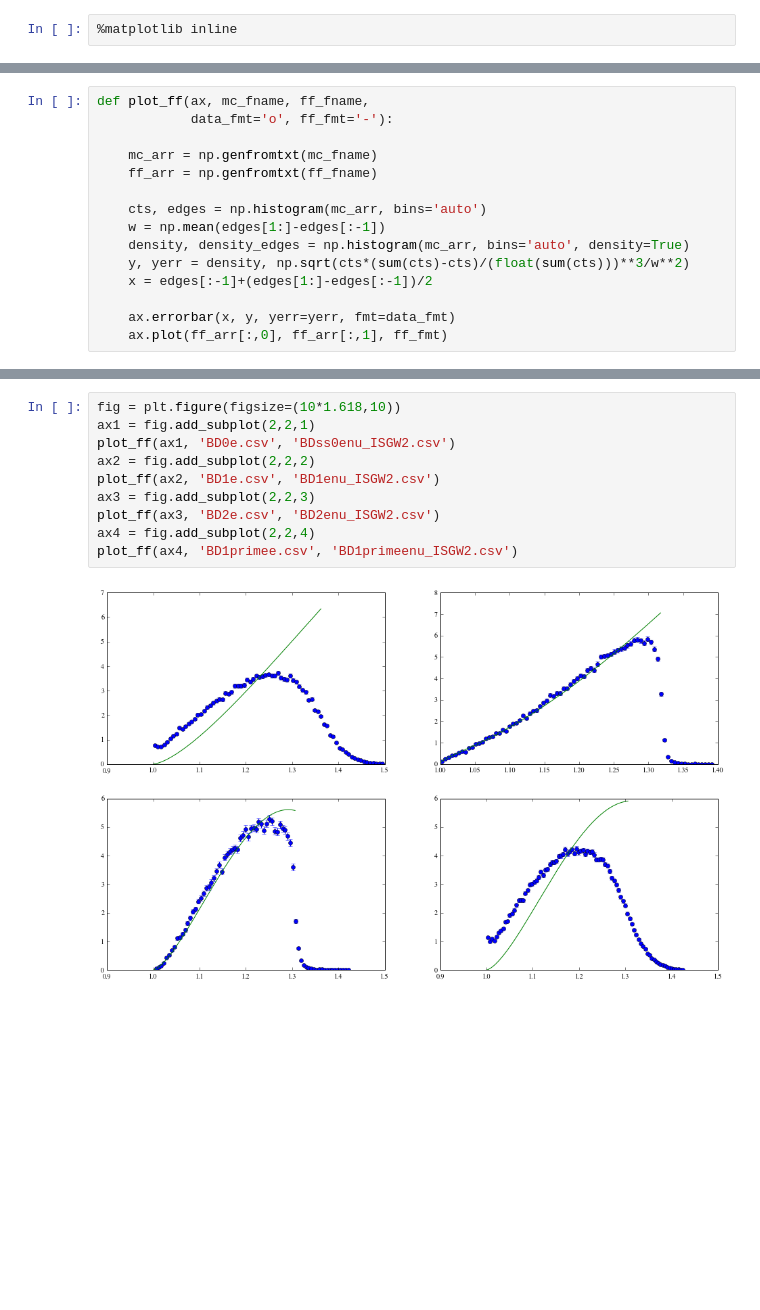
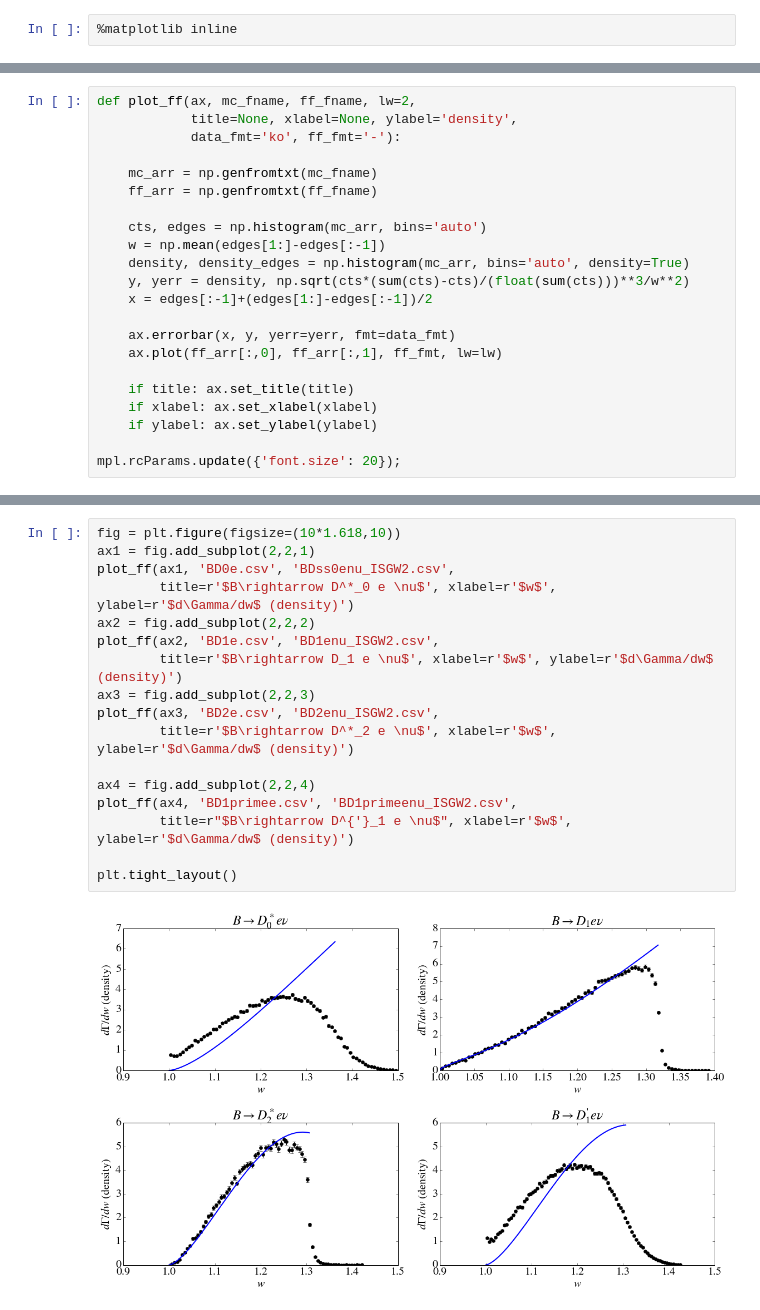
Before and after one commit to jkim-/bdtaunu_reweighting, a Jupyter notebook: ff_reweight/plots/ff_models.ipynb, the cells around one changed output, grey strips where cells are left out. Cells and saved outputs as stored; diff of their text form; blank space fills up the shorter version.

Commit message:
Updated form factor plots.

```diff
--- a/ff_reweight/plots/ff_models.ipynb
+++ b/ff_reweight/plots/ff_models.ipynb
@@ -6,6 +7,7 @@ import matplotlib.pyplot as plt
 # %%
-def plot_ff(ax, mc_fname, ff_fname,
-            data_fmt='o', ff_fmt='-'):
+def plot_ff(ax, mc_fname, ff_fname, lw=2,
+            title=None, xlabel=None, ylabel='density',
+            data_fmt='ko', ff_fmt='-'):
 
     mc_arr = np.genfromtxt(mc_fname)
     ff_arr = np.genfromtxt(ff_fname)
@@ -17,7 +19,13 @@ def plot_ff(ax, mc_fname, ff_fname,
     x = edges[:-1]+(edges[1:]-edges[:-1])/2
 
     ax.errorbar(x, y, yerr=yerr, fmt=data_fmt)
-    ax.plot(ff_arr[:,0], ff_arr[:,1], ff_fmt)
+    ax.plot(ff_arr[:,0], ff_arr[:,1], ff_fmt, lw=lw)
+
+    if title: ax.set_title(title)
+    if xlabel: ax.set_xlabel(xlabel)
+    if ylabel: ax.set_ylabel(ylabel)
+
+mpl.rcParams.update({'font.size': 20});
 # %%
 fig = plt.figure(figsize=(10*1.618,10))
 ax1 = fig.add_subplot(2,2,1)
@@ -41,12 +59,19 @@ plot_ff(ax3, 'BDstau.csv', 'BDstaunu_ISGW2.csv')
 # %%
 fig = plt.figure(figsize=(10*1.618,10))
 ax1 = fig.add_subplot(2,2,1)
-plot_ff(ax1, 'BD0e.csv', 'BDss0enu_ISGW2.csv')
+plot_ff(ax1, 'BD0e.csv', 'BDss0enu_ISGW2.csv',
+        title=r'$B\rightarrow D^*_0 e \nu$', xlabel=r'$w$', ylabel=r'$d\Gamma/dw$ (density)')
 ax2 = fig.add_subplot(2,2,2)
-plot_ff(ax2, 'BD1e.csv', 'BD1enu_ISGW2.csv')
+plot_ff(ax2, 'BD1e.csv', 'BD1enu_ISGW2.csv',
+        title=r'$B\rightarrow D_1 e \nu$', xlabel=r'$w$', ylabel=r'$d\Gamma/dw$ (density)')
 ax3 = fig.add_subplot(2,2,3)
-plot_ff(ax3, 'BD2e.csv', 'BD2enu_ISGW2.csv')
+plot_ff(ax3, 'BD2e.csv', 'BD2enu_ISGW2.csv',
+        title=r'$B\rightarrow D^*_2 e \nu$', xlabel=r'$w$', ylabel=r'$d\Gamma/dw$ (density)')
+
 ax4 = fig.add_subplot(2,2,4)
-plot_ff(ax4, 'BD1primee.csv', 'BD1primeenu_ISGW2.csv')
+plot_ff(ax4, 'BD1primee.csv', 'BD1primeenu_ISGW2.csv',
+        title=r"$B\rightarrow D^{'}_1 e \nu$", xlabel=r'$w$', ylabel=r'$d\Gamma/dw$ (density)')
+
+plt.tight_layout()
 # %% [output]
-[figure, old version]
+[figure, new version]
```
Also changed, not shown: parts of 5 cells of this notebook, 2 other files.
